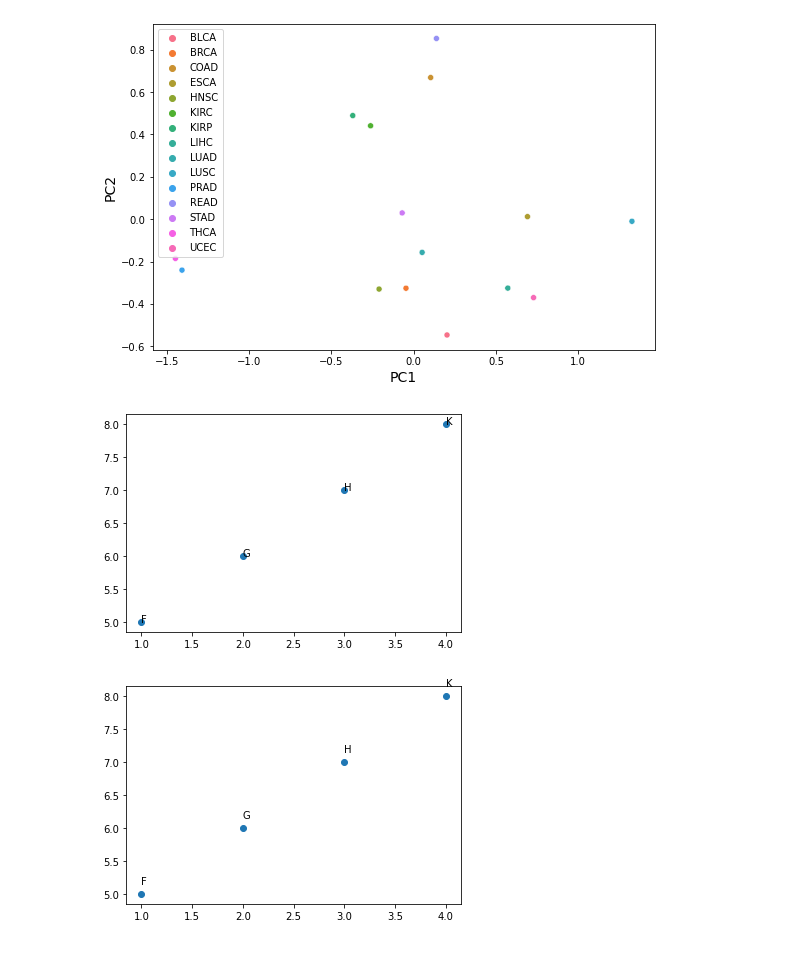
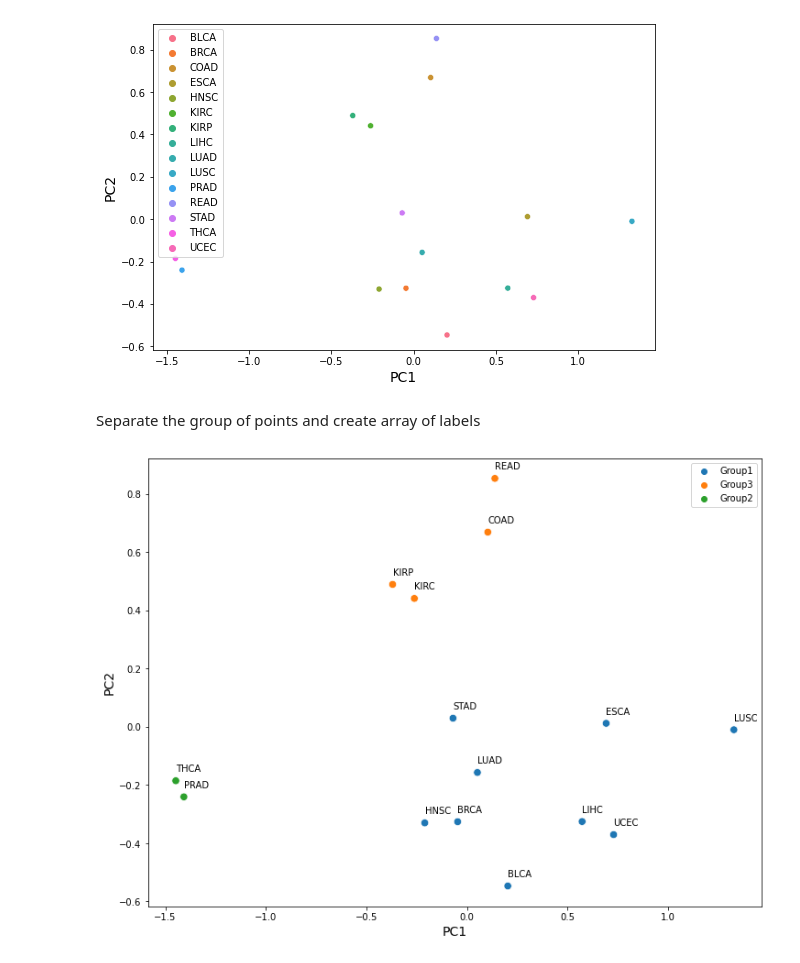
Before and after one commit to SamSaladino/FC-of-Genetic-pathways, a Jupyter notebook: Expr_pathways.ipynb, the cells around one changed output. Cells and saved outputs as stored; diff of their text form; code cells hidden in the pictures.

Commit message:
PCA_scatterplot improved

```diff
--- a/Expr_pathways.ipynb
+++ b/Expr_pathways.ipynb
@@ -155,41 +164,30 @@ sns.scatterplot( x = -P_matrix[:,0], y = P_matrix[:,1], hue = X.columns)
 # %% [output]
 <AxesSubplot:xlabel='PC1', ylabel='PC2'>
 [figure]
-# %%
-# Create the data
-x = np.array([1, 2, 3, 4])
-y = np.array([5, 6, 7, 8])
-
-# Create the labels
-labels = ['F', 'G', 'H', 'K']
-
-# Plot the scatterplot
-plt.scatter(x, y, label=labels)
-
-# Add the labels to the points
-for i in range(len(x)):
-    plt.annotate(labels[i], (x[i], y[i]))
-
-# Show the plot
-plt.show()
-# %% [output]
-[figure, removed]
-# %%
-# Create the data
-x = np.array([1, 2, 3, 4])
-y = np.array([5, 6, 7, 8])
-
-# Create the labels
-labels = ['F', 'G', 'H', 'K']
-
-# Plot the scatterplot
-plt.scatter(x, y, label=labels)
-
-# Add the labels to the points
-for i in range(len(x)):
-    plt.annotate(labels[i], (x[i], y[i]), textcoords='offset points', xytext=(0, 10))
-
-# Show the plot
-plt.show()
-# %% [output]
-[figure, removed]
+# %% [markdown]
+Separate the group of points and create array of labels
+# %%
+# will be use as labels
+hue = np.array(15*['Group1'])
+
+# Use numpy logical indexing to set elements in 'hue' based on conditions
+hue[-P_matrix[:, 0] < -1] = 'Group2'
+hue[P_matrix[:, 1] > 0.3] = 'Group3'
+# %%
+plt.figure(figsize = (12,9))
+plt.xlabel('PC1', size=14)
+plt.ylabel('PC2', size=14)
+
+sns.scatterplot( x = -P_matrix[:,0], y = P_matrix[:,1], hue=hue, s=70)
+
+# Add the labels to the points
+for i in range(len(tissues)):
+    plt.annotate(tissues[i], (-P_matrix[:,0][i], P_matrix[:,1][i]),
+                 textcoords='offset points', xytext=(0, 10))
+
+# Store the fig
+plt.savefig("./figures_tables/PCA_scatterplot",dpi=500,bbox_inches='tight')
+# Show the plot
+plt.show()
+# %% [output]
+[figure, added]
```
Also changed, not shown: parts of 2 cells of this notebook, 1 other file.
